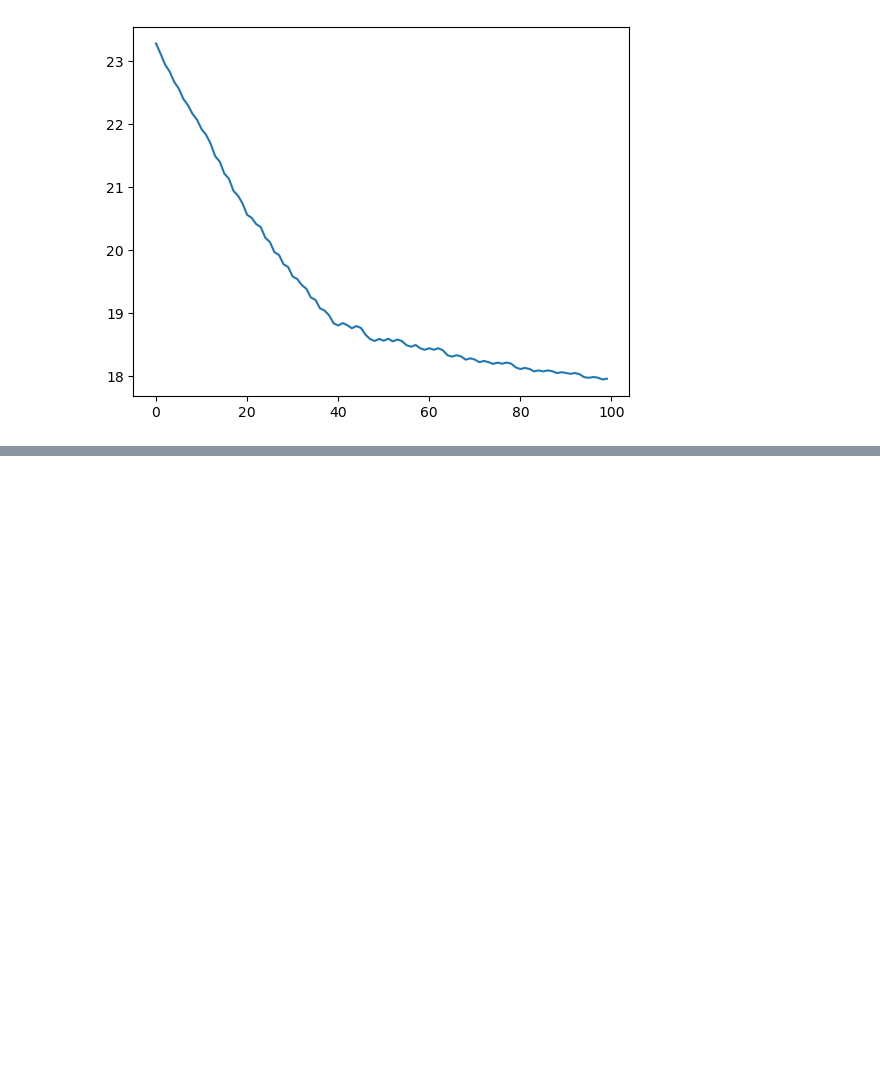
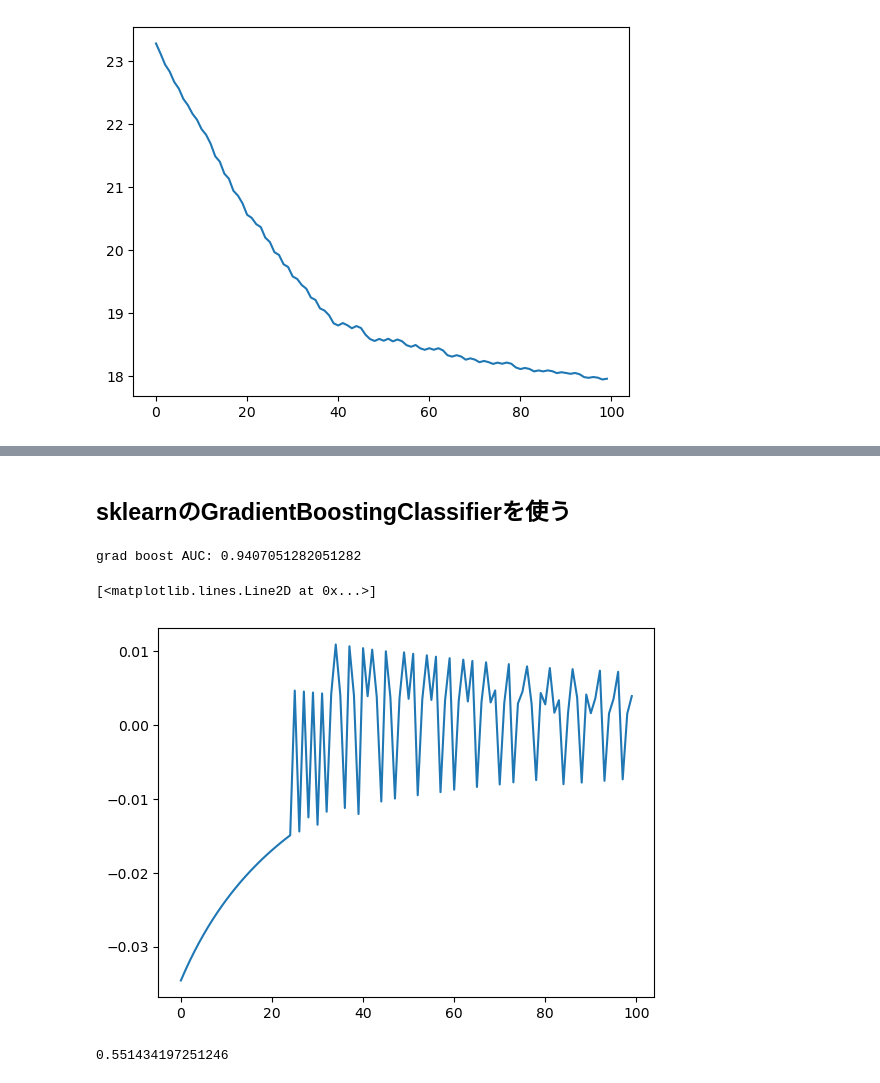
Before and after one commit to keisuke-yoshida4/Machine-Learning, a Jupyter notebook: ensemble/boosting.ipynb, the cells around one changed output, grey strips where cells are left out. Saved outputs shown, nothing was run; the diff lists cells and outputs as text; code cells hidden in the pictures; blank space fills up the shorter version.

```diff
--- a/ensemble/boosting.ipynb
+++ b/ensemble/boosting.ipynb
@@ -118,0 +202,4 @@ plt.plot(Fb)
+# %%
+my_gbc = MyGradientBoostingClassifier()
+my_gbc.fit(X_train, y_train)
+my_gbc.predict_proba(X_test)
@@ -118,0 +218,25 @@ plt.plot(Fb)
+# %% [markdown]
+## sklearnのGradientBoostingClassifierを使う
+# %%
+gbc = GradientBoostingClassifier(learning_rate=0.03, n_estimators=100, max_depth=1, random_state=0).fit(X_train, y_train)
+# gbc.predict_proba(X_test)[:, 1] == my_gbc.predict_proba(X_test)
+print(f"grad boost AUC: {roc_auc_score(y_test, gbc.predict_log_proba(X_test)[:, 1])}")
+# %% [output]
+grad boost AUC: 0.9407051282051282
+# %%
+results = []
+for t in gbc.estimators_:
+    result = 0.03 * t[0].predict([X_test.iloc[0]])
+    results.append(result)
+# %%
+plt.plot(results)
+# %% [output]
+[<matplotlib.lines.Line2D at 0x...>]
+[figure, added]
+# %%
+F0 = np.log(y_train.mean()/(1-y_train.mean()))
+Fb = F0 + np.cumsum(results)[-1]
+predict = 1 / (1 + np.exp(-Fb))
+predict
+# %% [output]
+0.551434197251246
```
Also changed, not shown: parts of 8 cells of this notebook, 8 other files.
